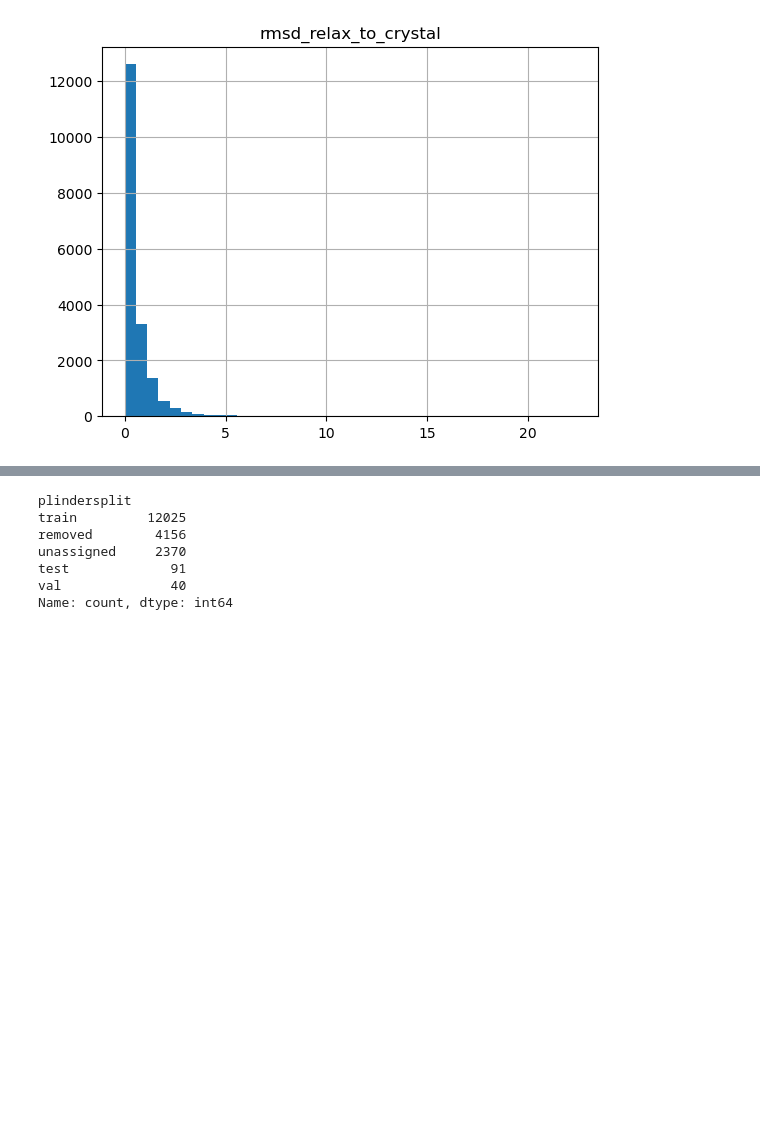
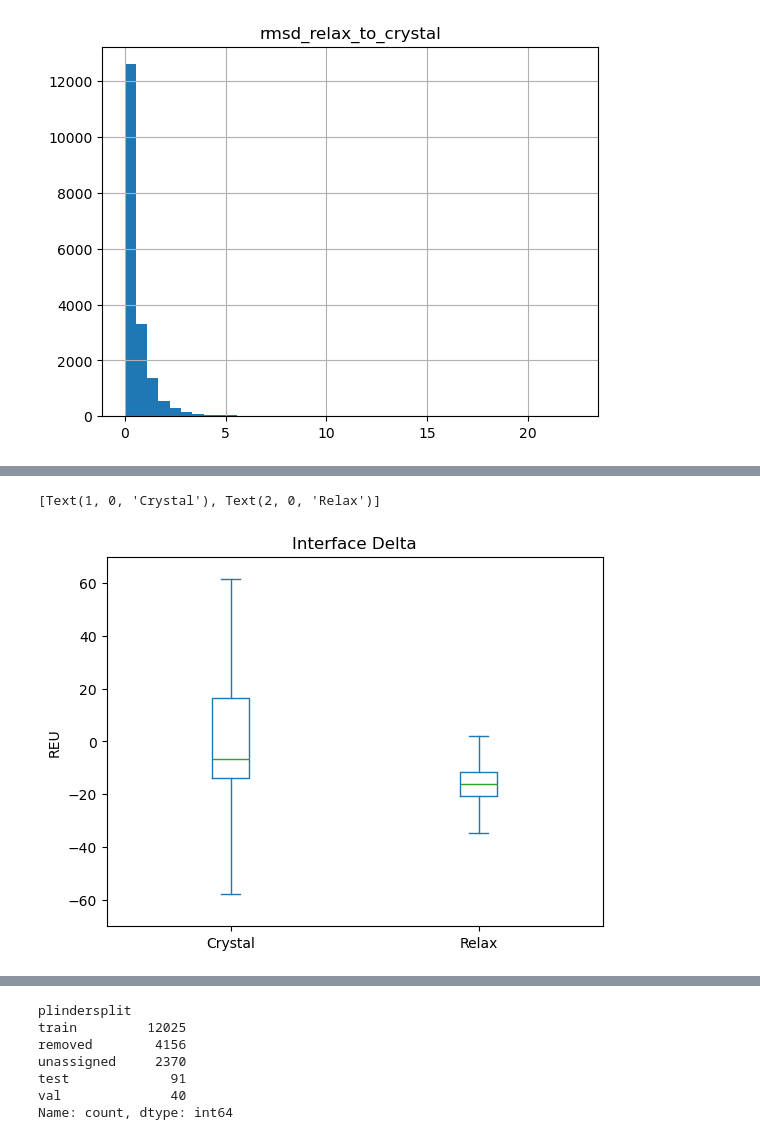
Before and after one commit to Hackefleisch/pdbbind_dock, a Jupyter notebook: analysis.ipynb, the cells around one changed output, grey strips where cells are left out. Saved outputs shown, nothing was run; the diff lists cells and outputs as text; code cells hidden in the pictures; blank space fills up the shorter version.

```diff
--- a/analysis.ipynb
+++ b/analysis.ipynb
@@ -198,0 +191,6 @@ array([[<Axes: title={'center': 'rmsd_relax_to_crystal'}>]], dtype=object)
+# %%
+bp = df.plot.box(column=['crystal_idelta_score','relax_idelta_score'], ylabel='REU', title='Interface Delta', showfliers=False, ylim=(-70, 70))
+bp.set_xticklabels(['Crystal', 'Relax'])
+# %% [output]
+[Text(1, 0, 'Crystal'), Text(2, 0, 'Relax')]
+[figure, added]
```
Also changed, not shown: parts of 18 cells of this notebook.
